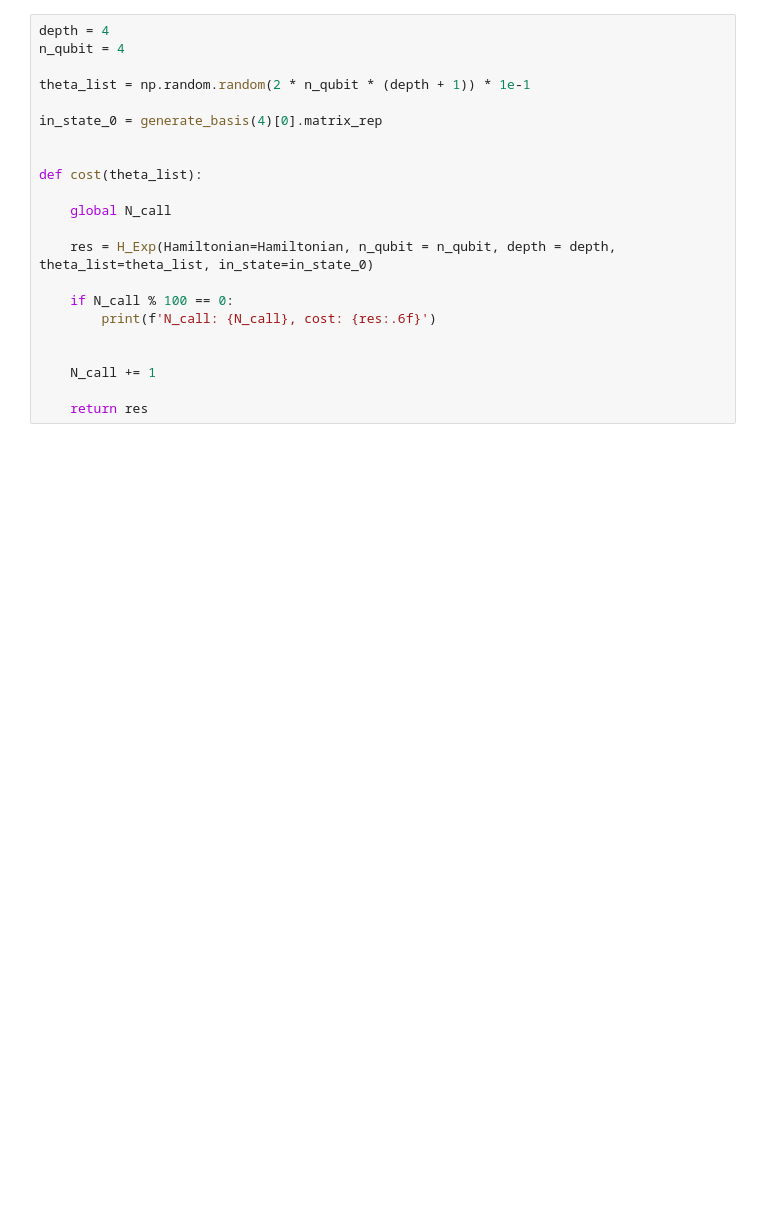
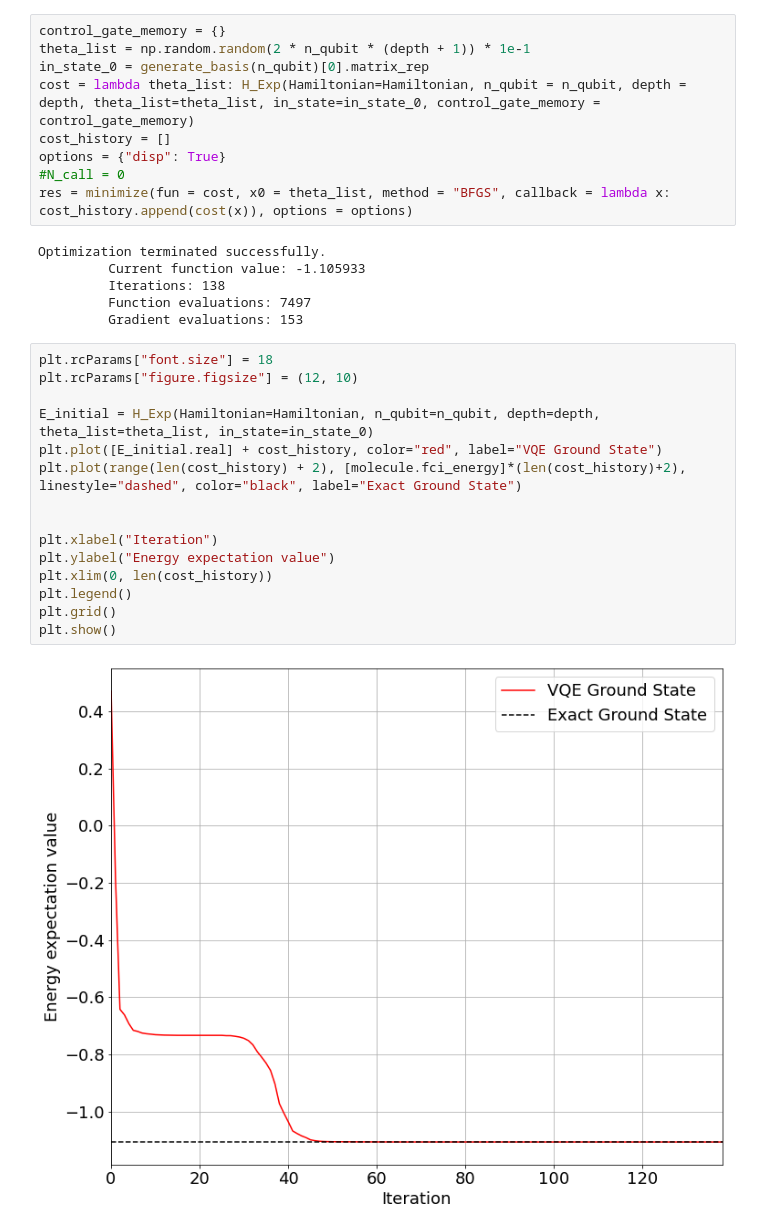
Before and after one commit to dchung0741/Quantum-Circuits, a Jupyter notebook: H2_VQE.ipynb, the cells around one changed output. Saved outputs shown, nothing was run; the diff lists cells and outputs as text; blank space fills up the shorter version.

```diff
--- a/H2_VQE.ipynb
+++ b/H2_VQE.ipynb
@@ -66,22 +143,32 @@ def H_Exp(Hamiltonian: array, n_qubit: int, depth: int, theta_list: array, in_st
 # %%
-depth = 4
-n_qubit = 4
-
+control_gate_memory = {}
 theta_list = np.random.random(2 * n_qubit * (depth + 1)) * 1e-1
-
-in_state_0 = generate_basis(4)[0].matrix_rep
-
-
-def cost(theta_list):
-
-    global N_call
-
-    res = H_Exp(Hamiltonian=Hamiltonian, n_qubit = n_qubit, depth = depth, theta_list=theta_list, in_state=in_state_0)
-
-    if N_call % 100 == 0:
-        print(f'N_call: {N_call}, cost: {res:.6f}')
-
-
-    N_call += 1
-
-    return res
+in_state_0 = generate_basis(n_qubit)[0].matrix_rep
+cost = lambda theta_list: H_Exp(Hamiltonian=Hamiltonian, n_qubit = n_qubit, depth = depth, theta_list=theta_list, in_state=in_state_0, control_gate_memory = control_gate_memory)
+cost_history = []
+options = {"disp": True}
+#N_call = 0
+res = minimize(fun = cost, x0 = theta_list, method = "BFGS", callback = lambda x: cost_history.append(cost(x)), options = options)
+# %% [output]
+Optimization terminated successfully.
+         Current function value: -1.105933
+         Iterations: 138
+         Function evaluations: 7497
+         Gradient evaluations: 153
+# %%
+plt.rcParams["font.size"] = 18
+plt.rcParams["figure.figsize"] = (12, 10)
+
+E_initial = H_Exp(Hamiltonian=Hamiltonian, n_qubit=n_qubit, depth=depth, theta_list=theta_list, in_state=in_state_0)
+plt.plot([E_initial.real] + cost_history, color="red", label="VQE Ground State")
+plt.plot(range(len(cost_history) + 2), [molecule.fci_energy]*(len(cost_history)+2), linestyle="dashed", color="black", label="Exact Ground State")
+
+
+plt.xlabel("Iteration")
+plt.ylabel("Energy expectation value")
+plt.xlim(0, len(cost_history))
+plt.legend()
+plt.grid()
+plt.show()
+# %% [output]
+[figure, added]
```
Also changed, not shown: parts of 21 cells of this notebook, 11 other files.
